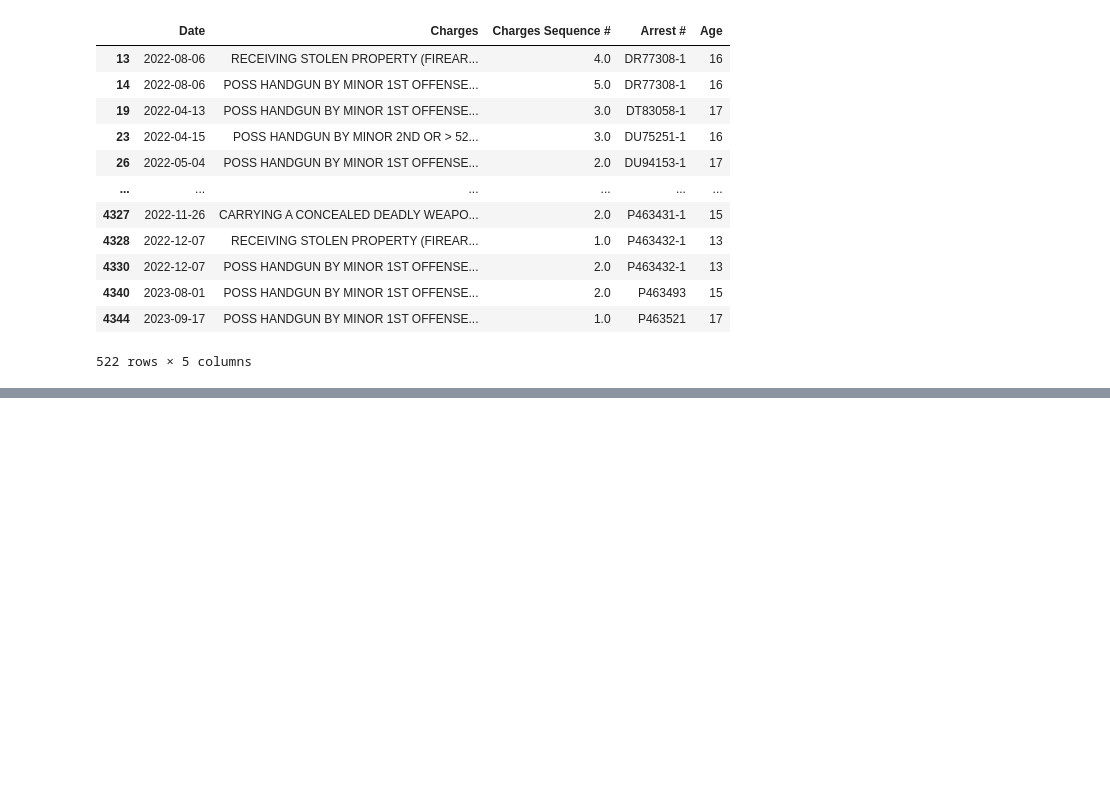
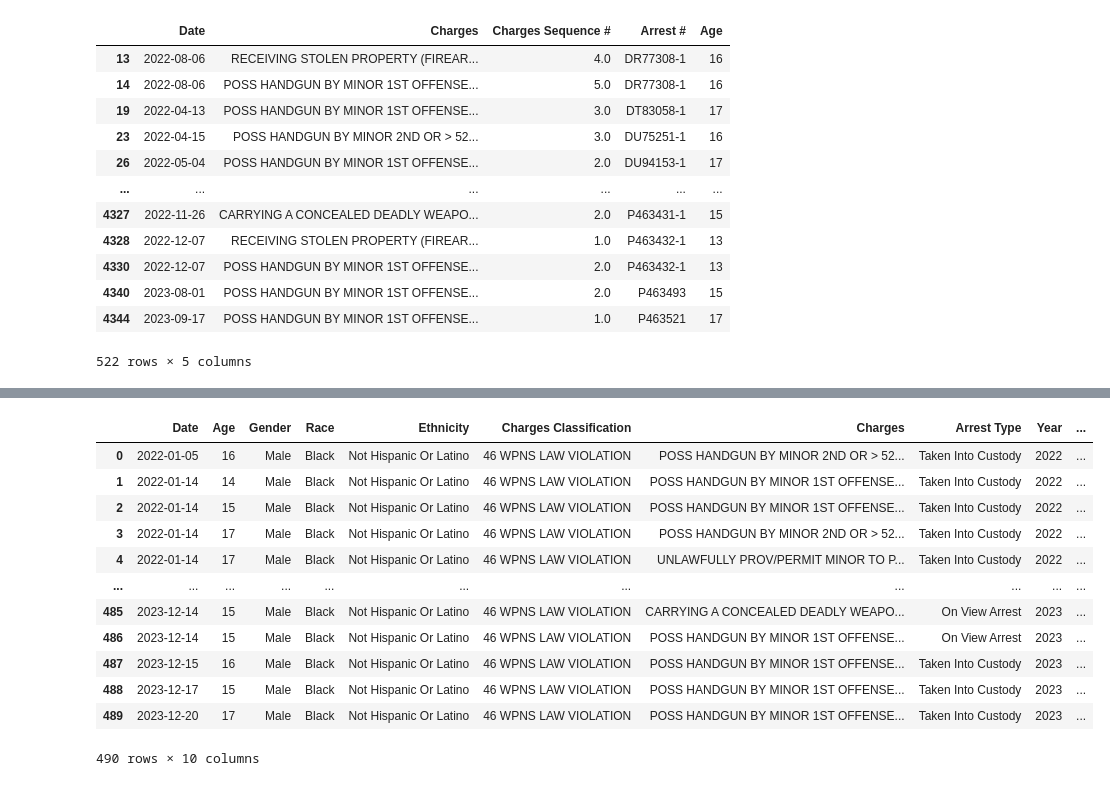
Before and after one commit to marresaburke/tracking_Louisville_crime, a Jupyter notebook: teens_arrested.ipynb, the cells around one changed output, grey strips where cells are left out. Drawn from its saved outputs; the diff is of its cells as text; code cells hidden in the pictures; blank space fills up the shorter version.

```diff
--- a/teens_arrested.ipynb
+++ b/teens_arrested.ipynb
@@ -25,7 +25,6 @@ guns_demographics = pd.read_csv('LMPD_JuvenilesWithGunsClean_Jan23-Dec23.csv')
 pd.set_option('display.max_rows', 10)
 guns_demographics.value_counts('Agency Name')
 guns_demographics.shape
-guns_demographics = guns_demographics.set_index('Date')
 guns_demographics = guns_demographics.drop(columns=['Agency Name'])
-guns_demographics
+guns_demographics.columns
 # %% [output]
@@ -246,0 +212,16 @@ Index(['Age', 'Gender', 'Race', 'Ethnicity', 'Charges Classification',
+# %%
+guns_demographics.sort_index()
+# %% [output]
+|  | Date | Age | Gender | Race | Ethnicity | Charges Classification | Charges | Arrest Type | Year | ... |
+| 0 | 2022-01-05 | 16 | Male | Black | Not Hispanic Or Latino | 46 WPNS LAW VIOLATION | POSS HANDGUN BY MINOR 2ND OR > 52... | Taken Into Custody | 2022 | ... |
+| 1 | 2022-01-14 | 14 | Male | Black | Not Hispanic Or Latino | 46 WPNS LAW VIOLATION | POSS HANDGUN BY MINOR 1ST OFFENSE... | Taken Into Custody | 2022 | ... |
+| 2 | 2022-01-14 | 15 | Male | Black | Not Hispanic Or Latino | 46 WPNS LAW VIOLATION | POSS HANDGUN BY MINOR 1ST OFFENSE... | Taken Into Custody | 2022 | ... |
+| 3 | 2022-01-14 | 17 | Male | Black | Not Hispanic Or Latino | 46 WPNS LAW VIOLATION | POSS HANDGUN BY MINOR 2ND OR > 52... | Taken Into Custody | 2022 | ... |
+| 4 | 2022-01-14 | 17 | Male | Black | Not Hispanic Or Latino | 46 WPNS LAW VIOLATION | UNLAWFULLY PROV/PERMIT MINOR TO P... | Taken Into Custody | 2022 | ... |
+| ... | ... | ... | ... | ... | ... | ... | ... | ... | ... | ... |
+| 485 | 2023-12-14 | 15 | Male | Black | Not Hispanic Or Latino | 46 WPNS LAW VIOLATION | CARRYING A CONCEALED DEADLY WEAPO... | On View Arrest | 2023 | ... |
+| 486 | 2023-12-14 | 15 | Male | Black | Not Hispanic Or Latino | 46 WPNS LAW VIOLATION | POSS HANDGUN BY MINOR 1ST OFFENSE... | On View Arrest | 2023 | ... |
+| 487 | 2023-12-15 | 16 | Male | Black | Not Hispanic Or Latino | 46 WPNS LAW VIOLATION | POSS HANDGUN BY MINOR 1ST OFFENSE... | Taken Into Custody | 2023 | ... |
+| 488 | 2023-12-17 | 15 | Male | Black | Not Hispanic Or Latino | 46 WPNS LAW VIOLATION | POSS HANDGUN BY MINOR 1ST OFFENSE... | Taken Into Custody | 2023 | ... |
+| 489 | 2023-12-20 | 17 | Male | Black | Not Hispanic Or Latino | 46 WPNS LAW VIOLATION | POSS HANDGUN BY MINOR 1ST OFFENSE... | Taken Into Custody | 2023 | ... |
+490 rows × 10 columns
```
Also changed, not shown: parts of 11 cells of this notebook, 1 other file.
